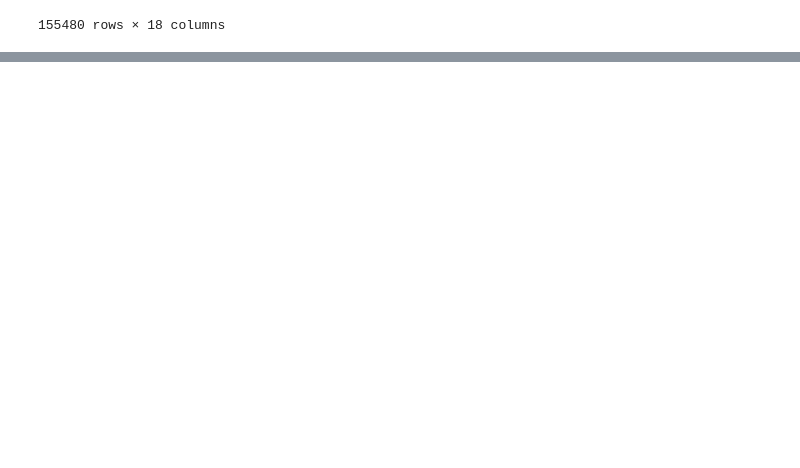
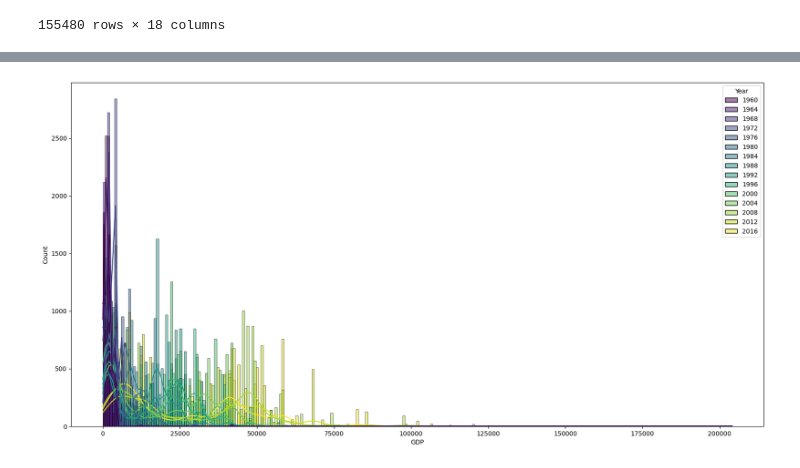
Before and after one commit to Luna-v0/olympic-analyses, a Jupyter notebook: data_transformers/gdp.ipynb, the cells around one changed output, grey strips where cells are left out. Saved outputs shown, nothing was run; the diff lists cells and outputs as text; code cells hidden in the pictures; blank space fills up the shorter version.

```diff
--- a/data_transformers/gdp.ipynb
+++ b/data_transformers/gdp.ipynb
@@ -398,0 +421,8 @@ df.to_csv("../data/polished3_with_gdp.csv", index=False)
+# %%
+# I want a hist of the GDP per capita by year
+
+plt.figure(figsize=(20,10))
+sns.histplot(data=df, x="GDP", hue="Year", kde=True, palette="viridis")
+plt.show()
+# %% [output]
+[figure, added]
```
Also changed, not shown: parts of 2 cells of this notebook, 3 other files.
